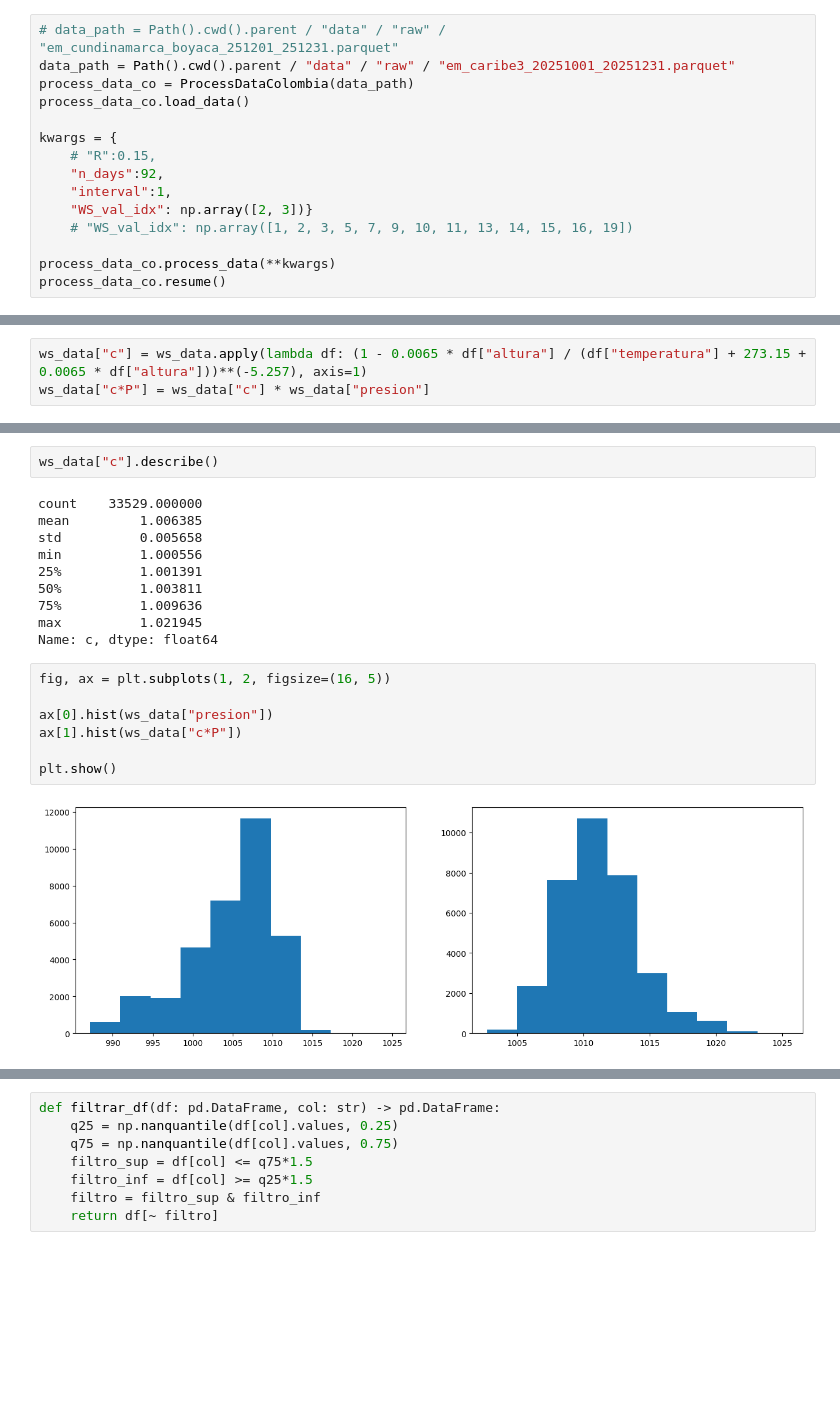
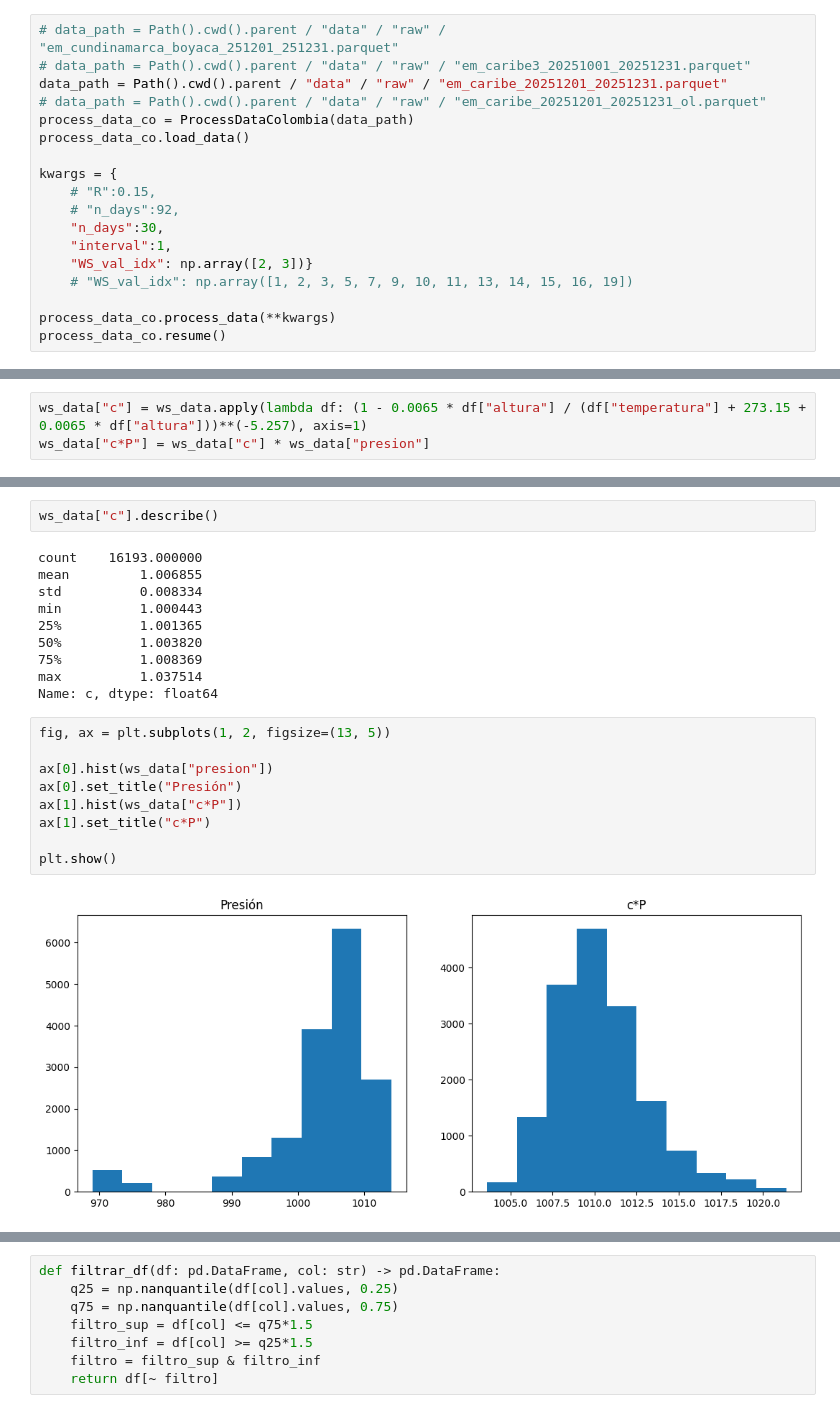
Before and after one commit to sagomeza1/pinns, a Jupyter notebook: cuadernos/exploracion.ipynb, the cells around one changed output, grey strips where cells are left out. Drawn from its saved outputs; the diff is of its cells as text; blank space fills up the shorter version.

```diff
--- a/cuadernos/exploracion.ipynb
+++ b/cuadernos/exploracion.ipynb
@@ -273,13 +273,16 @@ plt.show()
 # Co
 # %%
 # data_path = Path().cwd().parent / "data" / "raw" / "em_cundinamarca_boyaca_251201_251231.parquet"
-data_path = Path().cwd().parent / "data" / "raw" / "em_caribe3_20251001_20251231.parquet"
+# data_path = Path().cwd().parent / "data" / "raw" / "em_caribe3_20251001_20251231.parquet"
+data_path = Path().cwd().parent / "data" / "raw" / "em_caribe_20251201_20251231.parquet"
+# data_path = Path().cwd().parent / "data" / "raw" / "em_caribe_20251201_20251231_ol.parquet"
 process_data_co = ProcessDataColombia(data_path)
 process_data_co.load_data()
 
 kwargs = {
     # "R":0.15,
-    "n_days":92,
+    # "n_days":92,
+    "n_days":30,
     "interval":1,
     "WS_val_idx": np.array([2, 3])}
     # "WS_val_idx": np.array([1, 2, 3, 5, 7, 9, 10, 11, 13, 14, 15, 16, 19])
@@ -363,24 +368,26 @@ Name: c*P, dtype: float64
 # %%
 ws_data["c"].describe()
 # %% [output]
-count    33529.000000
-mean         1.006385
-std          0.005658
-min          1.000556
-25%          1.001391
-50%          1.003811
-75%          1.009636
-max          1.021945
+count    16193.000000
+mean         1.006855
+std          0.008334
+min          1.000443
+25%          1.001365
+50%          1.003820
+75%          1.008369
+max          1.037514
 Name: c, dtype: float64
 # %%
-fig, ax = plt.subplots(1, 2, figsize=(16, 5))
+fig, ax = plt.subplots(1, 2, figsize=(13, 5))
 
 ax[0].hist(ws_data["presion"])
+ax[0].set_title("Presión")
 ax[1].hist(ws_data["c*P"])
+ax[1].set_title("c*P")
 
 plt.show()
 # %% [output]
-[figure, old version]
+[figure, new version]
 # %%
 fig , ax = plt.subplots(figsize=(8, 5))
 
```
Also changed, not shown: parts of 21 cells of this notebook, 1 other file.
